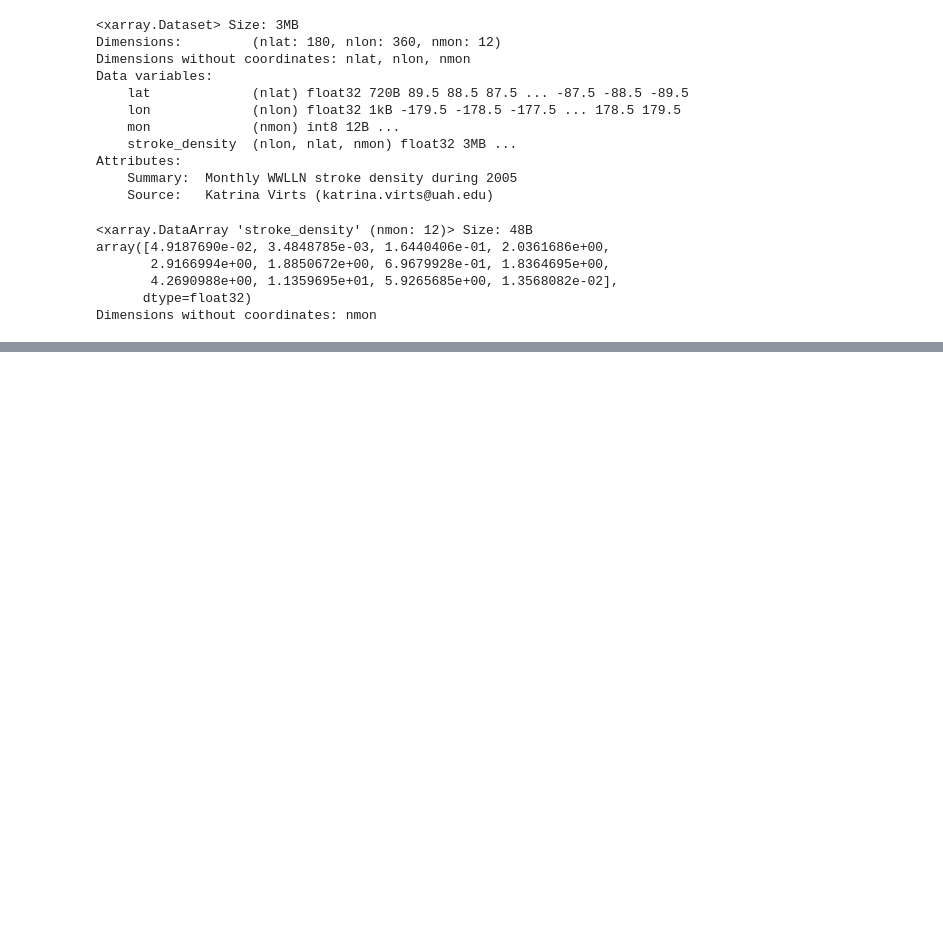
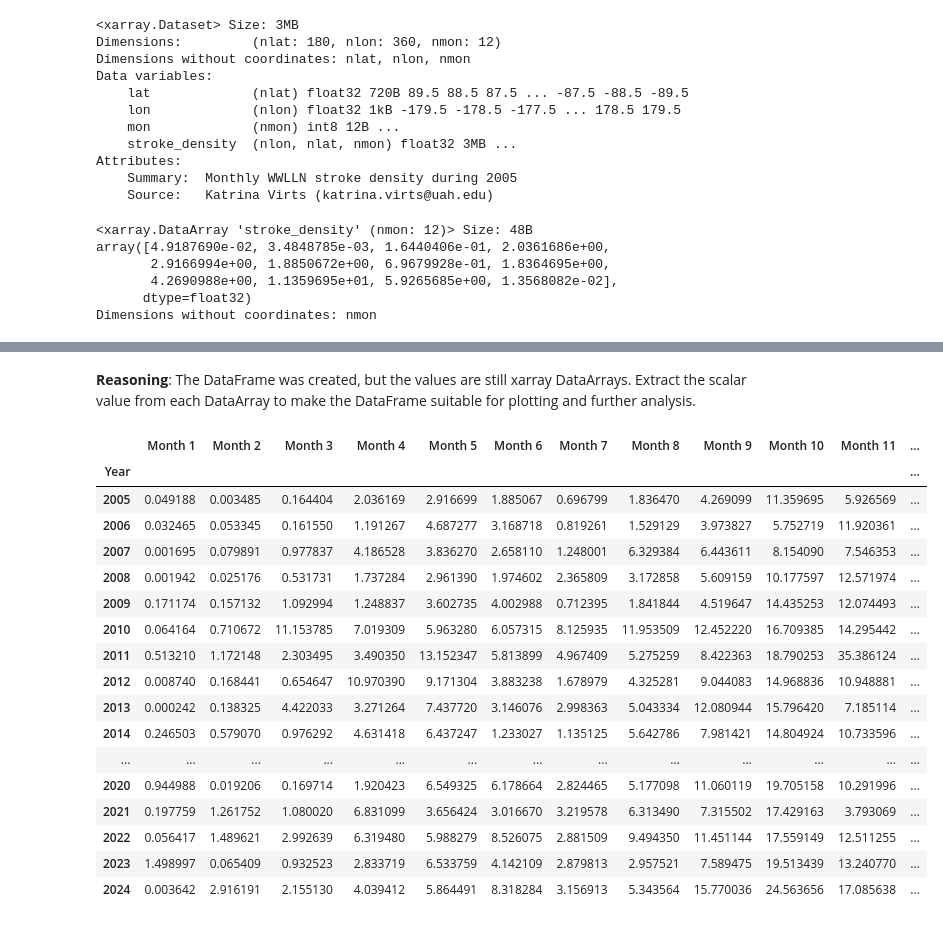
Before and after one commit to cmrondon2000/Tormentas_Vendavales, a Jupyter notebook: tormentas.ipynb, the cells around one changed output, grey strips where cells are left out. Saved outputs shown, nothing was run; the diff lists cells and outputs as text; code cells hidden in the pictures; blank space fills up the shorter version.

```diff
--- a/tormentas.ipynb
+++ b/tormentas.ipynb
@@ -91,0 +140,17 @@ Dimensions without coordinates: nmon
+# %%
+import xarray as xr
+
+monthly_stroke_density_list = []
+
+for file_path in file_list:
+    ds = xr.open_dataset(file_path)
+
+    lat_indices = ds.nlat[(ds.lat >= 10.5) & (ds.lat <= 12)]
+    lon_indices = ds.nlon[(ds.lon >= -74) & (ds.lon <= -72)]
+
+    filtered_ds = ds.sel(nlat=lat_indices, nlon=lon_indices)
+
+    monthly_stroke_density = filtered_ds['stroke_density'].mean(dim=['nlat', 'nlon'])
+    monthly_stroke_density_list.append(monthly_stroke_density)
+
+display(monthly_stroke_density_list)
@@ -91,0 +349,27 @@ Dimensions without coordinates: nmon
+# %% [markdown]
+**Reasoning**:
+The DataFrame was created, but the values are still xarray DataArrays. Extract the scalar value from each DataArray to make the DataFrame suitable for plotting and further analysis.
+# %%
+for col in df_monthly_averages.columns:
+    df_monthly_averages[col] = df_monthly_averages[col].apply(lambda x: x.item())
+
+display(df_monthly_averages)
+# %% [output]
+|  | Month 1 | Month 2 | Month 3 | Month 4 | Month 5 | Month 6 | Month 7 | Month 8 | Month 9 | Month 10 | Month 11 | ... |
+| Year |  |  |  |  |  |  |  |  |  |  |  | ... |
+| 2005 | 0.049188 | 0.003485 | 0.164404 | 2.036169 | 2.916699 | 1.885067 | 0.696799 | 1.836470 | 4.269099 | 11.359695 | 5.926569 | ... |
+| 2006 | 0.032465 | 0.053345 | 0.161550 | 1.191267 | 4.687277 | 3.168718 | 0.819261 | 1.529129 | 3.973827 | 5.752719 | 11.920361 | ... |
+| 2007 | 0.001695 | 0.079891 | 0.977837 | 4.186528 | 3.836270 | 2.658110 | 1.248001 | 6.329384 | 6.443611 | 8.154090 | 7.546353 | ... |
+| 2008 | 0.001942 | 0.025176 | 0.531731 | 1.737284 | 2.961390 | 1.974602 | 2.365809 | 3.172858 | 5.609159 | 10.177597 | 12.571974 | ... |
+| 2009 | 0.171174 | 0.157132 | 1.092994 | 1.248837 | 3.602735 | 4.002988 | 0.712395 | 1.841844 | 4.519647 | 14.435253 | 12.074493 | ... |
+| 2010 | 0.064164 | 0.710672 | 11.153785 | 7.019309 | 5.963280 | 6.057315 | 8.125935 | 11.953509 | 12.452220 | 16.709385 | 14.295442 | ... |
+| 2011 | 0.513210 | 1.172148 | 2.303495 | 3.490350 | 13.152347 | 5.813899 | 4.967409 | 5.275259 | 8.422363 | 18.790253 | 35.386124 | ... |
+| 2012 | 0.008740 | 0.168441 | 0.654647 | 10.970390 | 9.171304 | 3.883238 | 1.678979 | 4.325281 | 9.044083 | 14.968836 | 10.948881 | ... |
+| 2013 | 0.000242 | 0.138325 | 4.422033 | 3.271264 | 7.437720 | 3.146076 | 2.998363 | 5.043334 | 12.080944 | 15.796420 | 7.185114 | ... |
+| 2014 | 0.246503 | 0.579070 | 0.976292 | 4.631418 | 6.437247 | 1.233027 | 1.135125 | 5.642786 | 7.981421 | 14.804924 | 10.733596 | ... |
+| ... | ... | ... | ... | ... | ... | ... | ... | ... | ... | ... | ... | ... |
+| 2020 | 0.944988 | 0.019206 | 0.169714 | 1.920423 | 6.549325 | 6.178664 | 2.824465 | 5.177098 | 11.060119 | 19.705158 | 10.291996 | ... |
+| 2021 | 0.197759 | 1.261752 | 1.080020 | 6.831099 | 3.656424 | 3.016670 | 3.219578 | 6.313490 | 7.315502 | 17.429163 | 3.793069 | ... |
+| 2022 | 0.056417 | 1.489621 | 2.992639 | 6.319480 | 5.988279 | 8.526075 | 2.881509 | 9.494350 | 11.451144 | 17.559149 | 12.511255 | ... |
+| 2023 | 1.498997 | 0.065409 | 0.932523 | 2.833719 | 6.533759 | 4.142109 | 2.879813 | 2.957521 | 7.589475 | 19.513439 | 13.240770 | ... |
+| 2024 | 0.003642 | 2.916191 | 2.155130 | 4.039412 | 5.864491 | 8.318284 | 3.156913 | 5.343564 | 15.770036 | 24.563656 | 17.085638 | ... |
```
Also changed, not shown: parts of 40 cells of this notebook.
